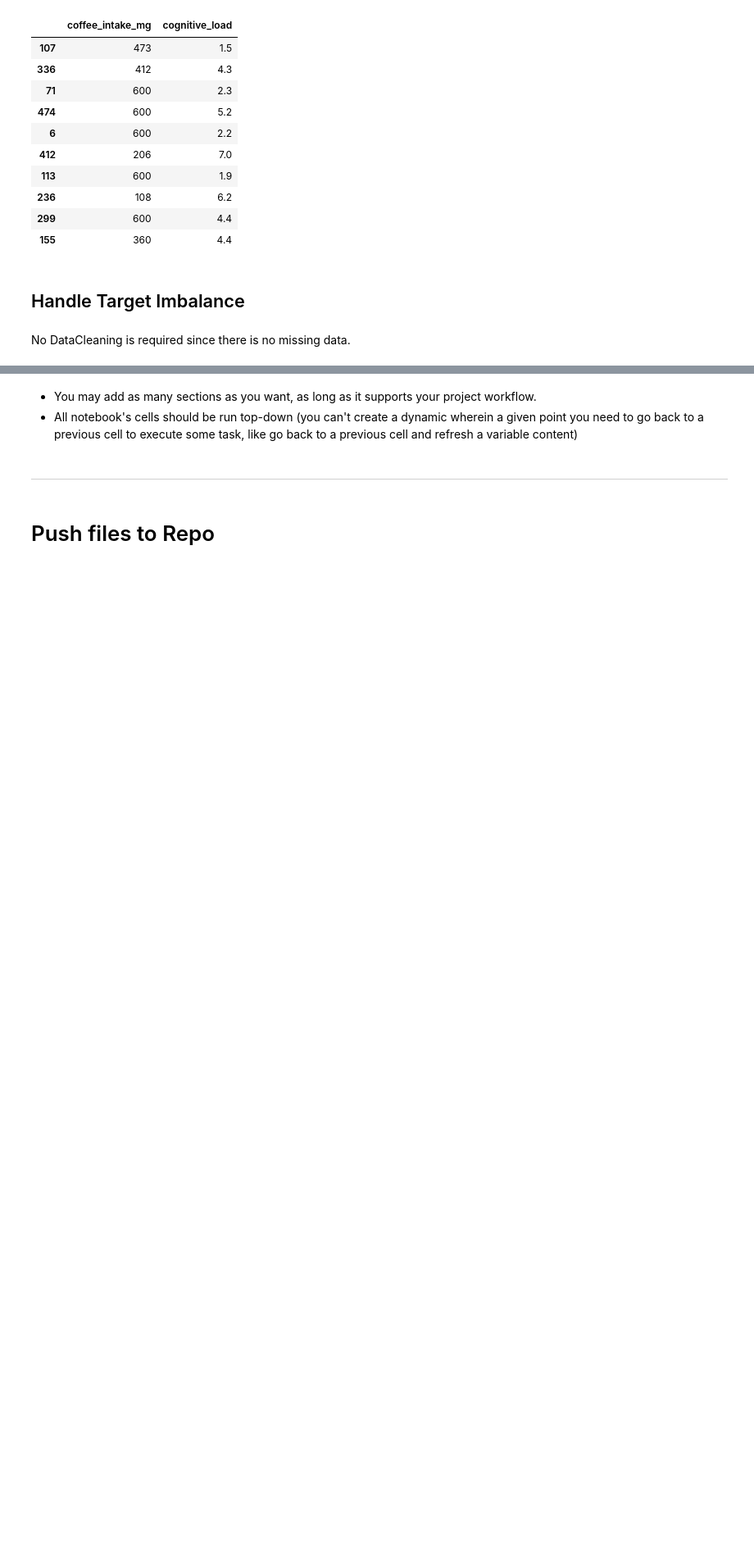
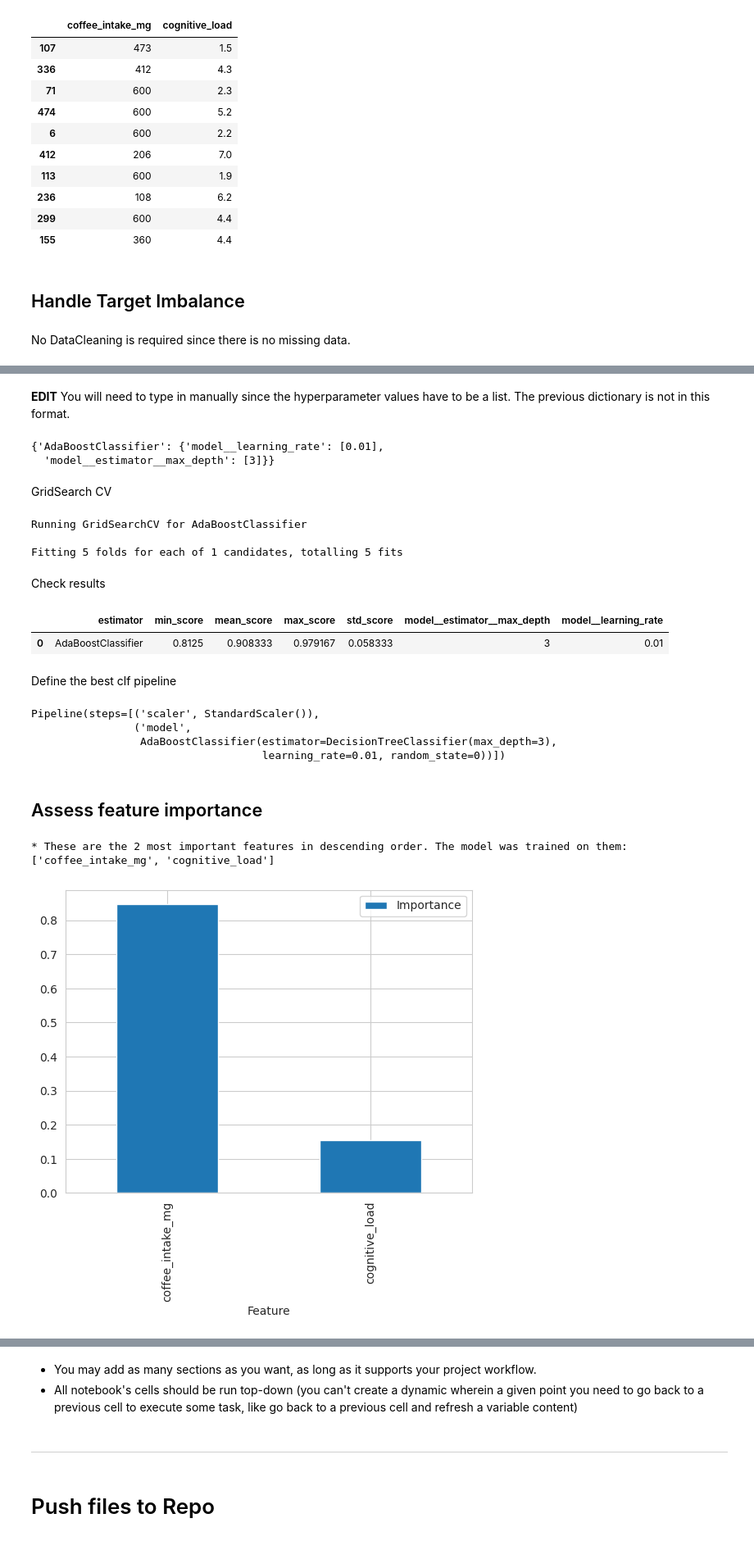
Before and after one commit to Markus-Hefner/Portfolio-Project-5, a Jupyter notebook: jupyter_notebooks/06 - Modelling and Evaluation - Predict Task Success.ipynb, the cells around one changed output, grey strips where cells are left out. Shown at 82% size. Saved outputs shown, nothing was run; the diff lists cells and outputs as text; code cells hidden in the pictures; blank space fills up the shorter version.

```diff
--- a/jupyter_notebooks/06 - Modelling and Evaluation - Predict Task Success.ipynb
+++ b/jupyter_notebooks/06 - Modelling and Evaluation - Predict Task Success.ipynb
@@ -565,0 +605,66 @@ NOTE
+# %% [markdown]
+**EDIT** You will need to type in manually since the hyperparameter values have to be a list. The previous dictionary is not in this format.
+# %%
+params_search = {'AdaBoostClassifier':  {
+    'model__learning_rate': [0.01],   # the value should be in []
+    'model__estimator__max_depth': [3]},  # the value should be in []
+}
+params_search
+# %% [output]
+{'AdaBoostClassifier': {'model__learning_rate': [0.01],
+  'model__estimator__max_depth': [3]}}
+# %% [markdown]
+GridSearch CV
+# %%
+from sklearn.metrics import recall_score, make_scorer
+quick_search = HyperparameterOptimizationSearch(
+    models=models_search, params=params_search)
+quick_search.fit(X_train, y_train,
+                 scoring=make_scorer(recall_score, pos_label=1),
+                 n_jobs=-1, cv=5)
+# %% [output]
+Running GridSearchCV for AdaBoostClassifier
+
+Fitting 5 folds for each of 1 candidates, totalling 5 fits
+# %% [markdown]
+Check results
+# %%
+grid_search_summary, grid_search_pipelines = quick_search.score_summary(sort_by='mean_score')
+grid_search_summary
+# %% [output]
+|  | estimator | min_score | mean_score | max_score | std_score | model__estimator__max_depth | model__learning_rate |
+| 0 | AdaBoostClassifier | 0.8125 | 0.908333 | 0.979167 | 0.058333 | 3 | 0.01 |
+# %% [markdown]
+Define the best clf pipeline
+# %%
+best_model = grid_search_summary.iloc[0, 0]
+pipeline_clf = grid_search_pipelines[best_model].best_estimator_
+pipeline_clf
+# %% [output]
+Pipeline(steps=[('scaler', StandardScaler()),
+                ('model',
+                 AdaBoostClassifier(estimator=DecisionTreeClassifier(max_depth=3),
+                                    learning_rate=0.01, random_state=0))])
+# %% [markdown]
+## Assess feature importance
+# %%
+best_features = X_train.columns
+
+# create DataFrame to display feature importance
+df_feature_importance = (pd.DataFrame(data={
+    'Feature': best_features,
+    'Importance': pipeline_clf['model'].feature_importances_})
+    .sort_values(by='Importance', ascending=False)
+)
+
+
+# Most important features statement and plot
+print(f"* These are the {len(best_features)} most important features in descending order. "
+      f"The model was trained on them: \n{df_feature_importance['Feature'].to_list()}")
+
+df_feature_importance.plot(kind='bar', x='Feature', y='Importance')
+plt.show()
+# %% [output]
+* These are the 2 most important features in descending order. The model was trained on them:
+['coffee_intake_mg', 'cognitive_load']
+[figure, added]
```
Also changed, not shown: parts of 53 cells of this notebook, 7 other files.
